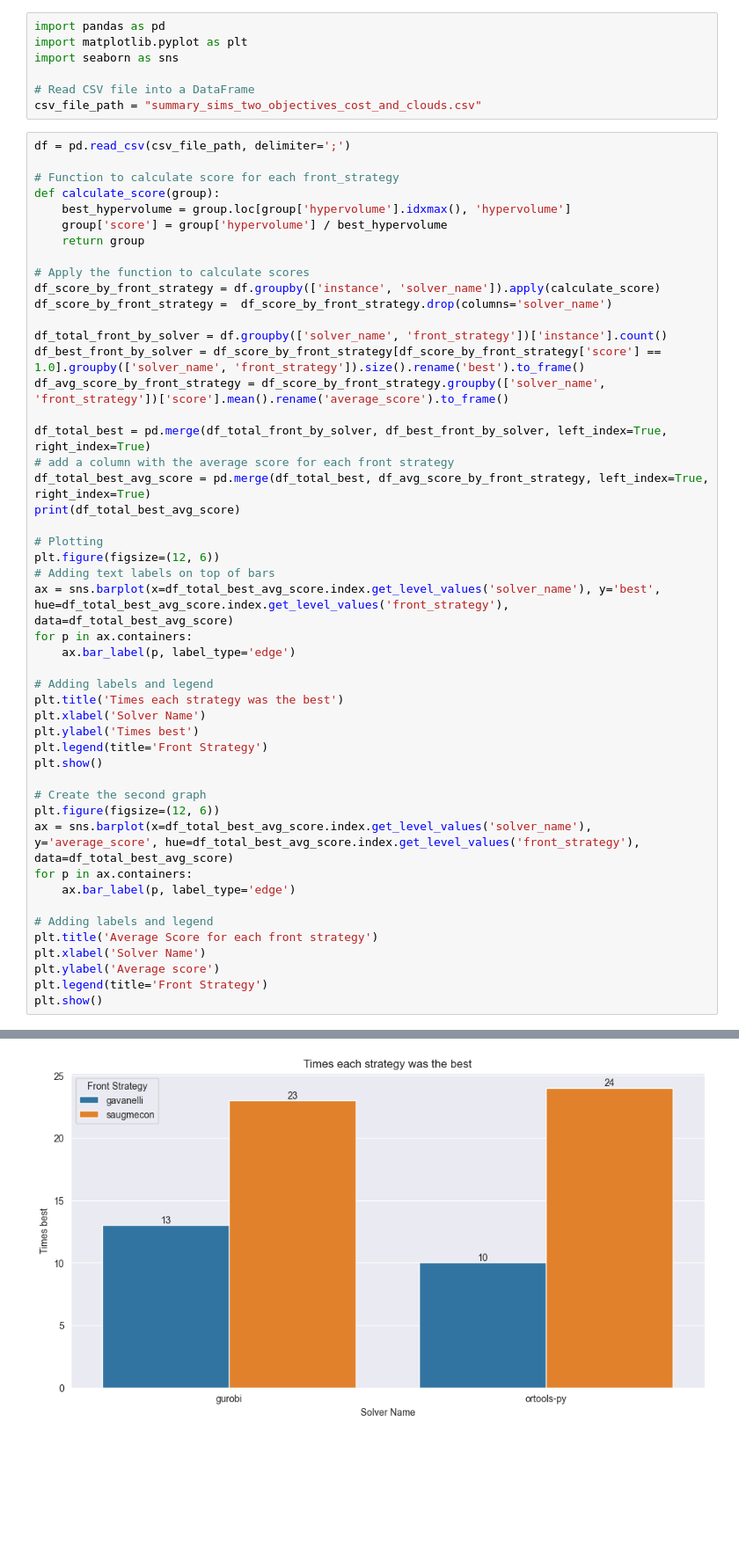
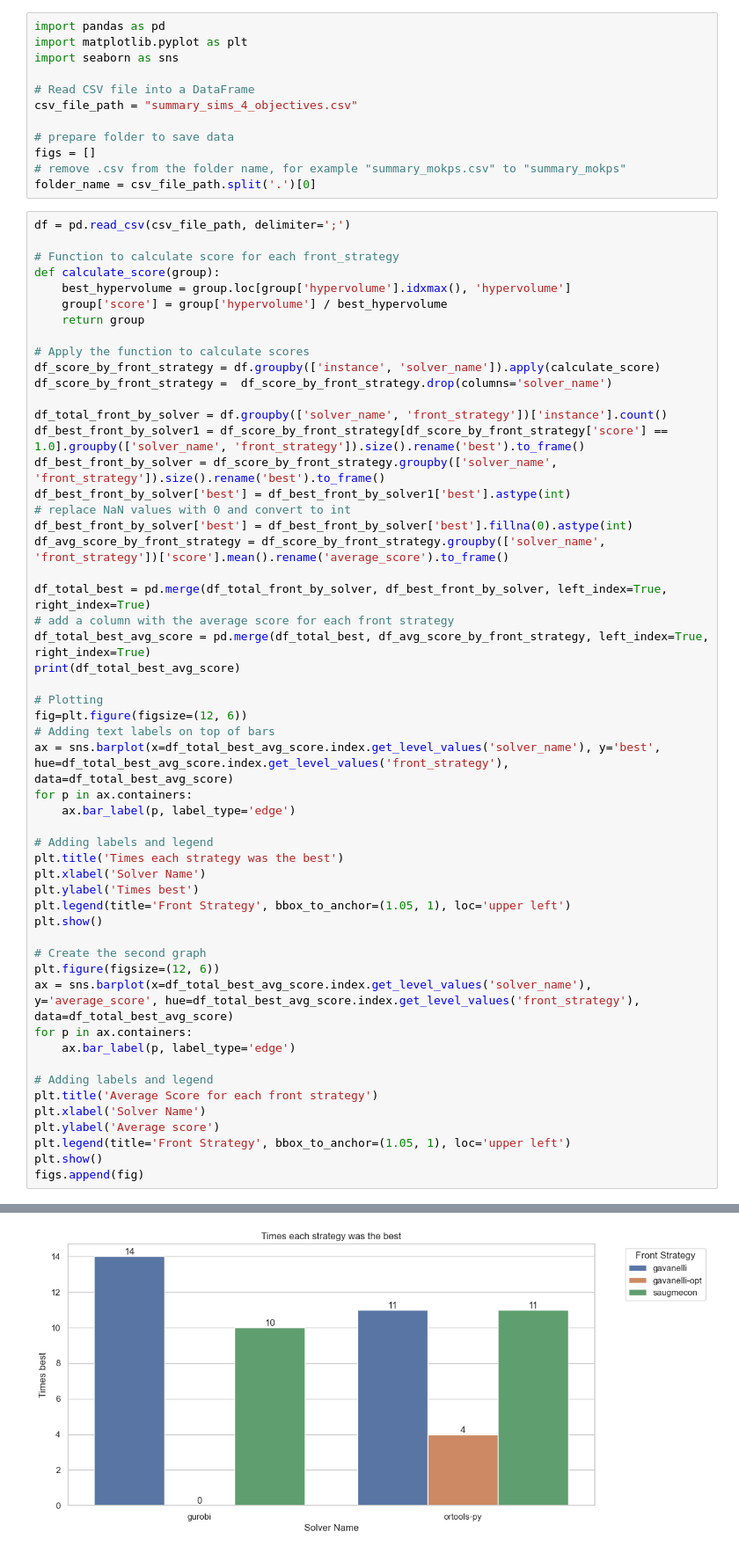
Before and after one commit to mancs20/mosaic_image_combination, a Jupyter notebook: AnalysisResult/analysis_result_sims.ipynb, the cells around one changed output, grey strips where cells are left out. Shown at 88% size. Drawn from its saved outputs; the diff is of its cells as text; blank space fills up the shorter version.

Commit message:
Display better graphs

```diff
--- a/AnalysisResult/analysis_result_sims.ipynb
+++ b/AnalysisResult/analysis_result_sims.ipynb
@@ -4,7 +4,12 @@ import matplotlib.pyplot as plt
 import seaborn as sns
 
 # Read CSV file into a DataFrame
-csv_file_path = "summary_sims_two_objectives_cost_and_clouds.csv"
+csv_file_path = "summary_sims_4_objectives.csv"
+
+# prepare folder to save data
+figs = []
+# remove .csv from the folder name, for example "summary_mokps.csv" to "summary_mokps"
+folder_name = csv_file_path.split('.')[0]
 # %%
 df = pd.read_csv(csv_file_path, delimiter=';')
 
@@ -19,7 +24,11 @@ df_score_by_front_strategy = df.groupby(['instance', 'solver_name']).apply(calcu
 df_score_by_front_strategy =  df_score_by_front_strategy.drop(columns='solver_name')
 
 df_total_front_by_solver = df.groupby(['solver_name', 'front_strategy'])['instance'].count()
-df_best_front_by_solver = df_score_by_front_strategy[df_score_by_front_strategy['score'] == 1.0].groupby(['solver_name', 'front_strategy']).size().rename('best').to_frame()
+df_best_front_by_solver1 = df_score_by_front_strategy[df_score_by_front_strategy['score'] == 1.0].groupby(['solver_name', 'front_strategy']).size().rename('best').to_frame()
+df_best_front_by_solver = df_score_by_front_strategy.groupby(['solver_name', 'front_strategy']).size().rename('best').to_frame()
+df_best_front_by_solver['best'] = df_best_front_by_solver1['best'].astype(int)
+# replace NaN values with 0 and convert to int
+df_best_front_by_solver['best'] = df_best_front_by_solver['best'].fillna(0).astype(int)
 df_avg_score_by_front_strategy = df_score_by_front_strategy.groupby(['solver_name', 'front_strategy'])['score'].mean().rename('average_score').to_frame()
 
 df_total_best = pd.merge(df_total_front_by_solver, df_best_front_by_solver, left_index=True, right_index=True)
@@ -28,7 +37,7 @@ df_total_best_avg_score = pd.merge(df_total_best, df_avg_score_by_front_strategy
 print(df_total_best_avg_score)
 
 # Plotting
-plt.figure(figsize=(12, 6))
+fig=plt.figure(figsize=(12, 6))
 # Adding text labels on top of bars
 ax = sns.barplot(x=df_total_best_avg_score.index.get_level_values('solver_name'), y='best', hue=df_total_best_avg_score.index.get_level_values('front_strategy'), data=df_total_best_avg_score)
 for p in ax.containers:
@@ -38,7 +47,7 @@ for p in ax.containers:
 plt.title('Times each strategy was the best')
 plt.xlabel('Solver Name')
 plt.ylabel('Times best')
-plt.legend(title='Front Strategy')
+plt.legend(title='Front Strategy', bbox_to_anchor=(1.05, 1), loc='upper left')
 plt.show()
 
 # Create the second graph
@@ -51,8 +60,9 @@ for p in ax.containers:
 plt.title('Average Score for each front strategy')
 plt.xlabel('Solver Name')
 plt.ylabel('Average score')
-plt.legend(title='Front Strategy')
+plt.legend(title='Front Strategy', bbox_to_anchor=(1.05, 1), loc='upper left')
 plt.show()
+figs.append(fig)
 # %% [output]
                             instance  best  average_score
 solver_name front_strategy
@@ -63 +75 @@ ortools-py  gavanelli             24    10       0.985588
-[figure, old version]
+[figure, new version]
```
Also changed, not shown: parts of 4 cells of this notebook, 1 other file.
